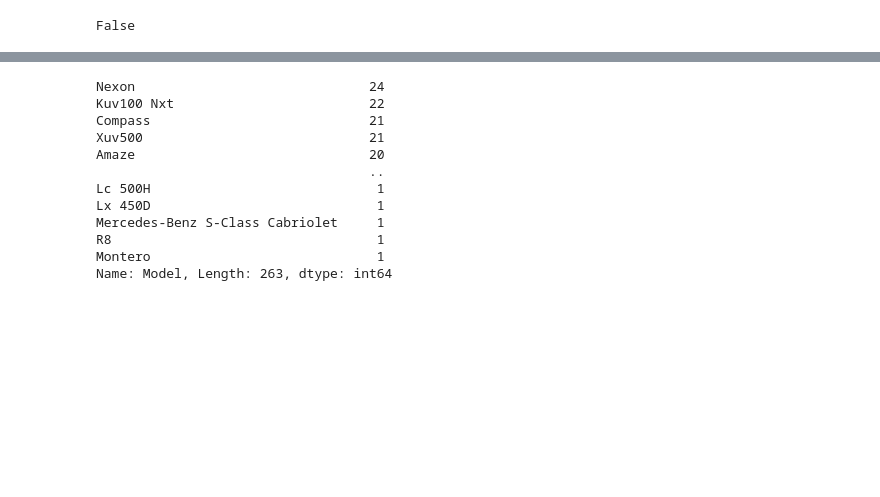
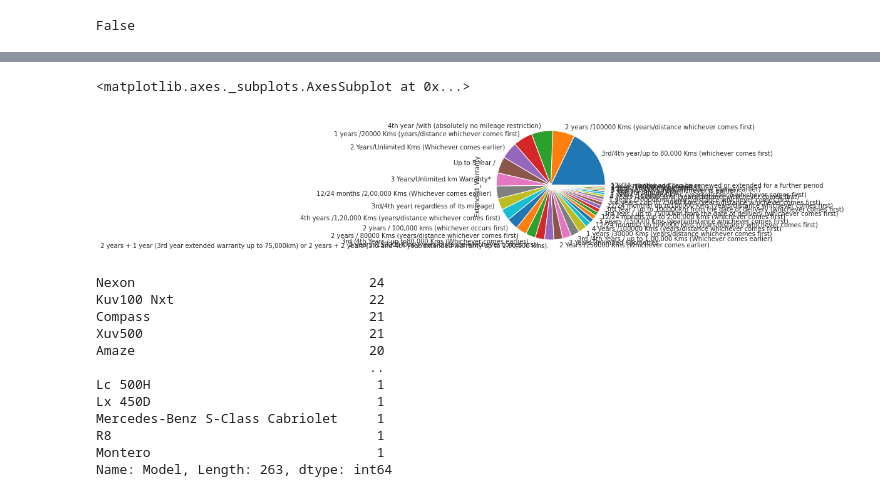
Before and after one commit to emojivibe/urvashi_data_engage, a Jupyter notebook: engage_cars.ipynb, the cells around one changed output, grey strips where cells are left out. Cells and saved outputs as stored; diff of their text form; code cells hidden in the pictures; blank space fills up the shorter version.

```diff
--- a/engage_cars.ipynb
+++ b/engage_cars.ipynb
@@ -203,3 +232,8 @@ df.Drivetrain.value_counts().plot(kind='pie')
+# %%
+df.Extended_Warranty.value_counts().plot(kind='pie')
+# %% [output]
+<matplotlib.axes._subplots.AxesSubplot at 0x...>
+[figure, added]
 # %%
 model_by_ex_showroom_price = df.Model.value_counts()
 model_by_ex_showroom_price
```
Also changed, not shown: parts of 59 cells of this notebook.
